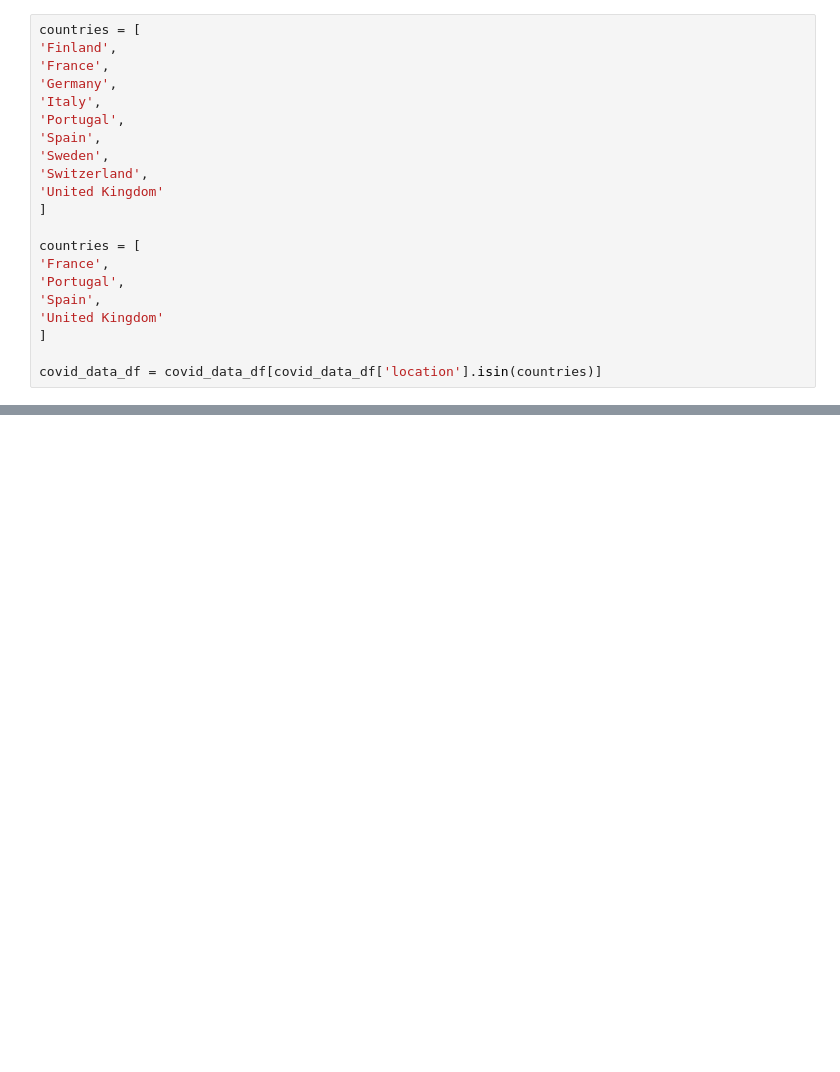
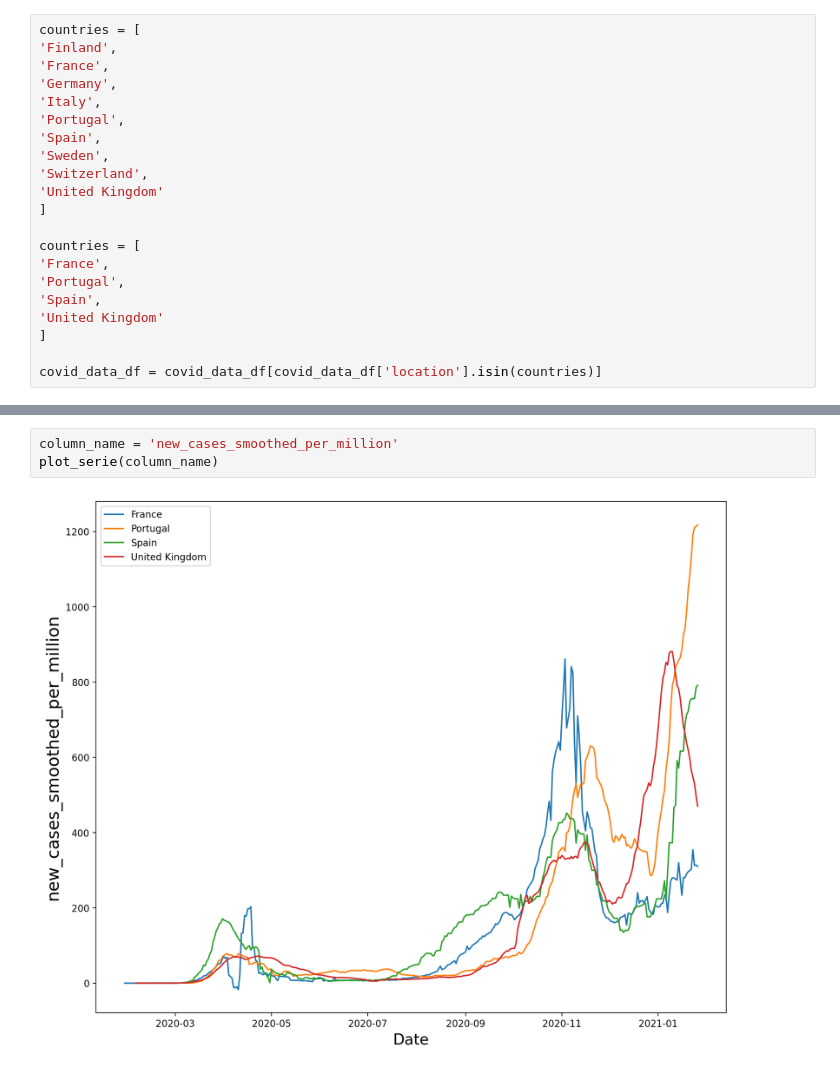
Before and after one commit to simonmoreau/covid-data, a Jupyter notebook: COVID Death.ipynb, the cells around one changed output, grey strips where cells are left out. Drawn from its saved outputs; the diff is of its cells as text; blank space fills up the shorter version.

```diff
--- a/COVID Death.ipynb
+++ b/COVID Death.ipynb
@@ -135,0 +81,5 @@ plt.show()
+# %%
+column_name = 'new_cases_smoothed_per_million'
+plot_serie(column_name)
+# %% [output]
+[figure, added]
```
Also changed, not shown: parts of 9 cells of this notebook.
